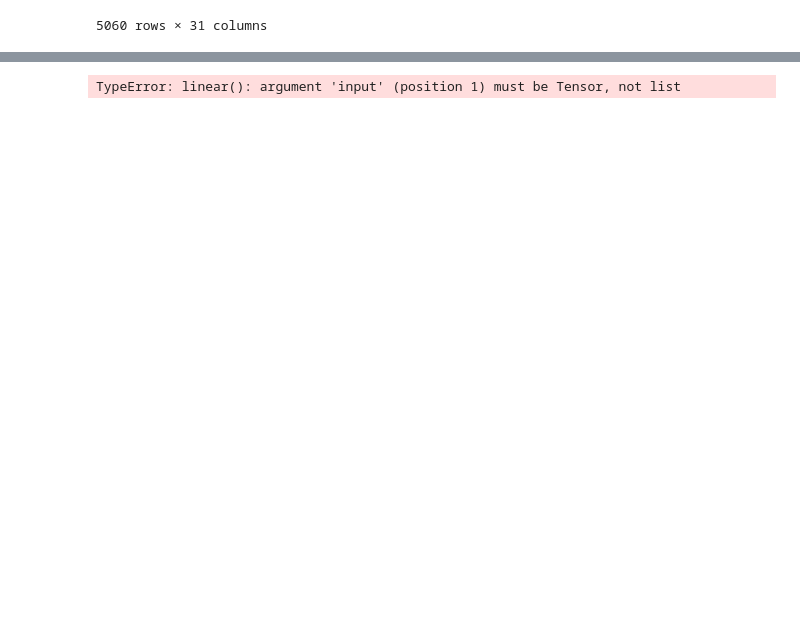
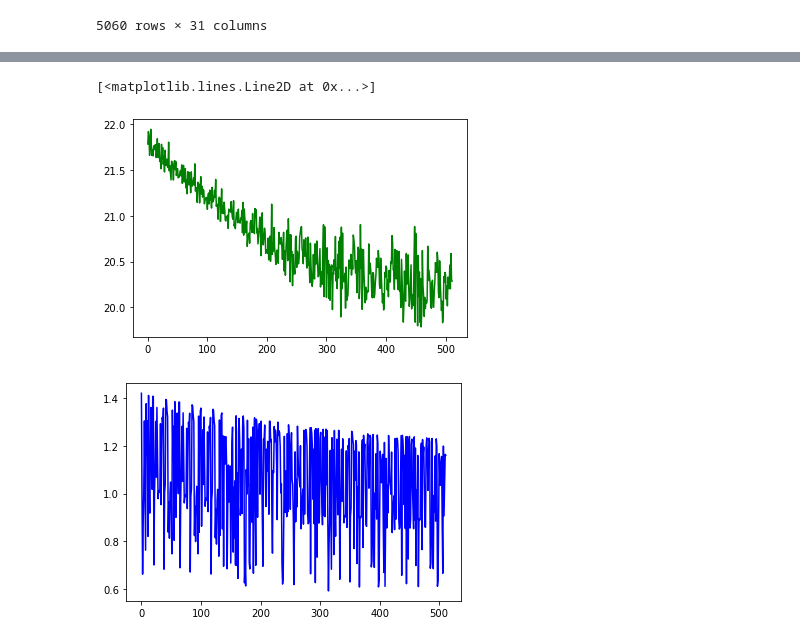
Before and after one commit to Rainmaker519/NGAFID_Anomaly_Detection, a Jupyter notebook: Charlie-Code/cleaner.ipynb, the cells around one changed output, grey strips where cells are left out. Drawn from its saved outputs; the diff is of its cells as text; code cells hidden in the pictures; blank space fills up the shorter version.

Commit message:
added partially implemented flow, optimizer working with both sets of parameters

```diff
--- a/Charlie-Code/cleaner.ipynb
+++ b/Charlie-Code/cleaner.ipynb
@@ -39,6 +41,19 @@ def Splitting_dataset(data, step_size, scale=True, scaler_type=MinMaxScaler):
         assert train_x.shape[2] == test_x.shape[2] == (data.shape[1] if (type(data) == np.ndarray) else len(data))
         return  (train_x.shape[2], train_x, train_y, test_x, test_y)
 
+def get_batch(x, batch_size):
+    """Made with taking test_x or XX as input"""
+    t = 0
+    while t >= 0:
+        x_mod = len(x) % batch_size
+        start = random.random() * (len(x)-x_mod)
+        start = int(start)
+        if start + batch_size < len(x):
+            t = t-1
+    batch = x[start:(start+batch_size)]
+    #print(batch.shape)
+    return batch
+
 def to_var(x):
     if torch.cuda.is_available():
         x = x.cuda()
@@ -256,15 +169,20 @@ class R_NVP(nn.Module):
             x2, x1 = x1, x2
         return torch.cat([x1, x2], -1)
 # %%
-step_size= 3
-batch = 128
+step_size= 512
+batch = 512
 index_step_length = 31
-epochs = 50
+epochs = 10
+
+d = 2
+k = 1
 #---------------------------------------------------------------------------------------------------------------------------------
 labels, X, Y, XX, YY = Splitting_dataset(data, step_size)
-demo = VAE(index_step_length,h_dim=7,z_dim=31)
+demo = VAE(index_step_length,h_dim=7,z_dim=2)
+model = R_NVP(d, k, hidden=512)
 demo.double()
-optimizer = torch.optim.RMSprop(demo.parameters(), lr=1e-4)
+model.double()
+optimizer = torch.optim.RMSprop(chain(demo.parameters(),model.parameters()), lr=1e-4)
 # %%
 idx = 0
 
@@ -274,17 +192,18 @@ avgSum = 0
 avgCount = 0
 
 for epoch in range(epochs):
-    for i in range(len(XX)):
-        localX = torch.tensor(XX[i])
-
-
+    b = get_batch(XX,batch)
+    #print(range(batch))
+    for i in range(batch):
+        localX = torch.tensor(b[i])
         recon, mu, logvar = demo(localX)
-        loss = loss_fn(recon, localX, mu, logvar)
+        loss = loss_fn(recon, localX, mu, logvar) #doing kl-divergence loss correctly
+        """This bound (kl loss) provides a unified objective function for
+        op-timization of both the parameters θ and φ of the model andvariational approximation, respectively."""
         optimizer.zero_grad()
         loss.backward()
         optimizer.step()
         idx = idx + 1
-
 
         avgSum = avgSum + torch.mean(loss/batch)
         avgCount = avgCount + 1
@@ -298,6 +217,8 @@ for epoch in range(epochs):
 
         if idx%100 == 0:
             print("Epoch[{}/{}] Loss: {:.3f}".format(epoch+1, epochs, loss.data.item()/batch))
-
+p1 = plt.figure()
 plt.plot(loss_history,'g-',label='h 10,z 2')
+p2 = plt.figure()
+plt.plot(anomaly_history,'b-',label='h 10,z 2')
 # %% [output]
@@ -321 +242,3 @@ tensor([[-0.9327,  0.1387,  0.7461, -0.0986,  1.4332,  0.9343, -0.2574,  1.3938,
-TypeError: linear(): argument 'input' (position 1) must be Tensor, not list
+[<matplotlib.lines.Line2D at 0x...>]
+[figure, added]
+[figure, added]
```
Also changed, not shown: parts of 3 cells of this notebook.
